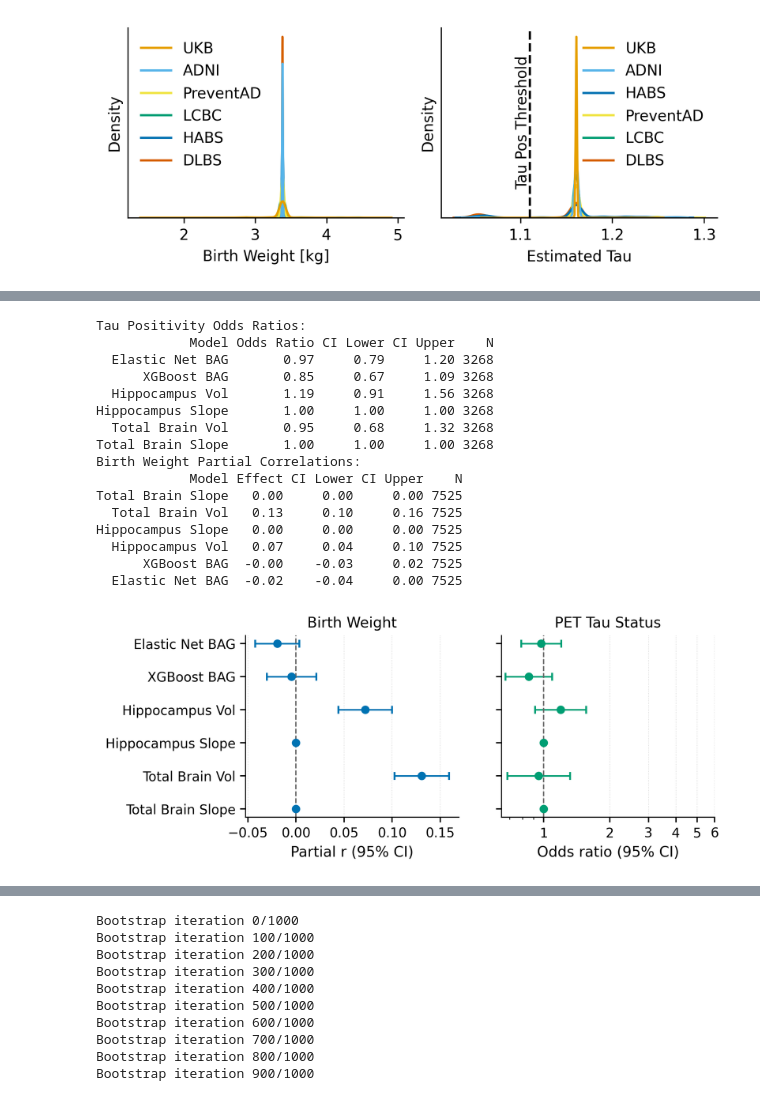
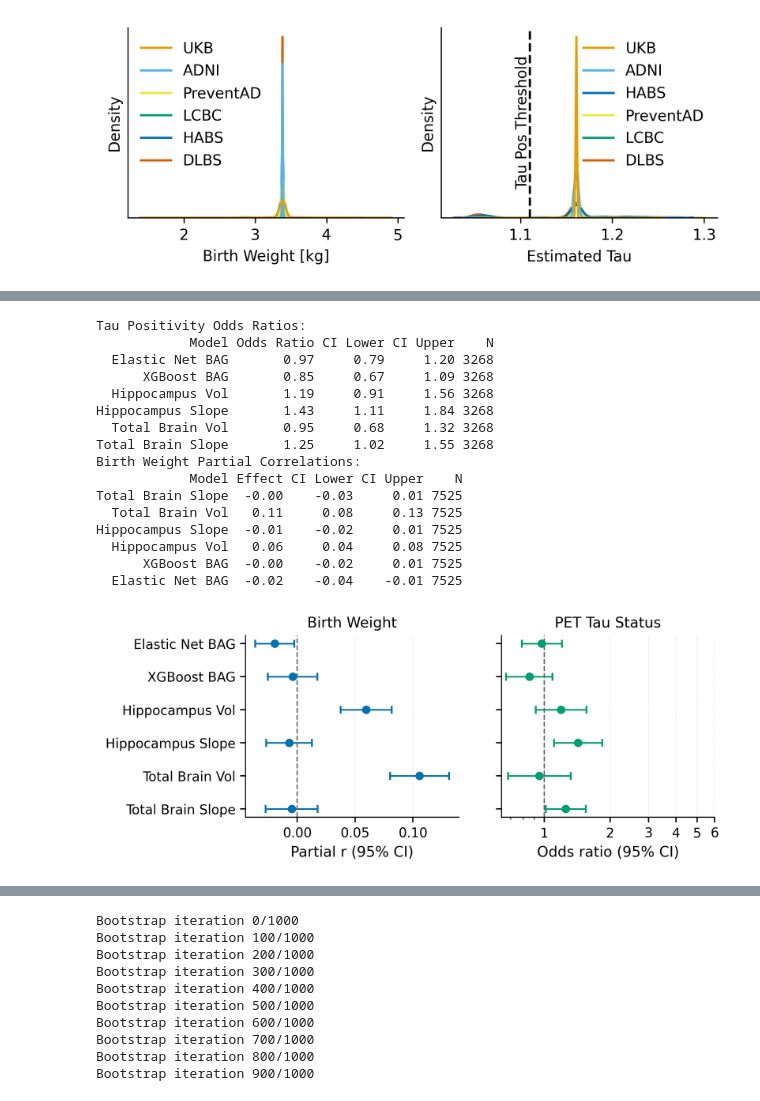
Before and after one commit to EdvardGrodem/Reconsidering-Brain-Age, a Jupyter notebook: empirical_validation/empirical_analysis_synthetic_data.ipynb, the cells around one changed output, grey strips where cells are left out. Cells and saved outputs as stored; diff of their text form; code cells hidden in the pictures.

Commit message:
Fixed error folds and partial correlation computations

```diff
--- a/empirical_validation/empirical_analysis_synthetic_data.ipynb
+++ b/empirical_validation/empirical_analysis_synthetic_data.ipynb
@@ -101,7 +103,7 @@ array(['preventad', 'adni', 'dlbs', 'ukb', 'ukb_sc', 'uio', 'habs'],
       dtype=object)
 # %%
 train_dataset = 'ukb_sc' # Train the data on cross-sectional UK Biobank (UKB) and test on the other datasets.
-fit_models = True
+fit_models = False
 # %%
 # For all features clip the top and bottom 0.1% of the values to remove outliers
 for feature in features:
@@ -369,14 +376,6 @@ bar_df = pd.DataFrame({
 
 fig, ax = plt.subplots(figsize=(4, 2.5), dpi=300)
 
-# sns.barplot(
-#     data=bar_df,
-#     x="Feature",
-#     y="Mean coefficient",
-#     order=top_n_features,
-#     ax=ax,
-#     color=colors["Orange"],
-# )
 
 # Draw a horizontal line at y=0 for reference
 ax.axhline(0, color="gray", linestyle="--", linewidth=0.8)
@@ -398,7 +397,9 @@ for i, feature_idx in enumerate(top_n_indices):
 
 # Apply cleaned labels in one set_xticklabels call to avoid repeated ticklabel warnings
 new_labels = [feature.replace("_site_corr_z", "") for feature in top_n_features]
-ax.set_xticklabels(new_labels, rotation=20, ha="center", va="top")
+new_labels = [feature.replace("_thickness", " th") for feature in new_labels]
+
+ax.set_xticklabels(new_labels, rotation=20, ha="center", va="center", position=(0, -0.15))
 
 ax.set_title(f"Top {top_n} Elastic Net Coefficients")
 ax.set_ylabel("Coefficient Value")
@@ -596,6 +581,12 @@ df['middle_session'] = (
 # Ensure that there is only one middle session per subject by marking duplicates as False
 df = df[df['middle_session']].groupby('rid').first().reset_index()
 
+# Set the age_diff as the max age difference per subject
+df['age_diff'] = df.groupby('rid')['age_diff'].transform('max')
+# Set the age_diff column to 1 in the synthetic dataset
+df["age_diff"] = 1
+
+
 # Set only the first session as the middle session, and the rest as False
 # Check that there is only one middle session per subject
 assert df.groupby('rid')['middle_session'].sum().max() == 1, "There are multiple middle sessions per subject in the dataset"
@@ -938,0 +972,13 @@ partial_corr_df = pd.DataFrame(partial_corr)
+# %%
+partial_corr_df = partial_correlations(
+    df,
+    score_names,
+    outcome="bw",
+    n_boot=100,
+    seed=1,
+    covariates="1 + bs(age, df=3) + C(sex_female)",
+    covariate_columns=("age", "sex_female"),
+    weight_column="age_diff"
+)
+
+print(partial_corr_df)
@@ -942,12 +1004,6 @@ pretty_labels = {
     "xgboost_gap": "XGBoost BAG",
     "Hippocampus_site_corr_z": "Hippocampus Vol",
     "Hippocampus_slope_z": "Hippocampus Slope",
-    "TotalGrayVol_site_corr_z": "Total Gray Vol",
-    "TotalGrayVol_slope_z": "Total Gray Slope",
-    "SubCortGrayVol_site_corr_z": "Subcortical Gray Vol",
-    "SubCortGrayVol_slope_z": "Subcortical Gray Slope",
-    "Amygdala_site_corr_z": "Amygdala Vol",
-    "Amygdala_slope_z": "Amygdala Slope",
     "SupraTentorialVol_site_corr_z": "Total Brain Vol",
     "SupraTentorialVol_slope_z": "Total Brain Slope",
 }
@@ -1043,43 +1099,43 @@ ax.set_yticklabels(
  )
 
 ax.set_title(
     "Birth Weight",
     fontsize=11,
  )
 
 ax.spines["top"].set_visible(False)
 ax.spines["right"].set_visible(False)
 ax.tick_params(axis="both", labelsize=10, width=1, length=4)
 ax.grid(axis="x", linestyle=":", linewidth=0.5, alpha=0.5)
 
 partial_corr_df_table = partial_corr_df.copy()
 partial_corr_df_table["pretty_model"] = partial_corr_df_table["model"].map(pretty_labels)
 partial_corr_df_table = partial_corr_df_table[["pretty_model", "effect", "ci_lower", "ci_upper", "n"]].rename(columns={"pretty_model": "Model", "effect": "Effect", "ci_lower": "CI Lower", "ci_upper": "CI Upper", "n": "N"})
 partial_corr_df_table["Effect"] = partial_corr_df_table["Effect"].map("{:.2f}".format)
 partial_corr_df_table["CI Lower"] = partial_corr_df_table["CI Lower"].map("{:.2f}".format)
 partial_corr_df_table["CI Upper"] = partial_corr_df_table["CI Upper"].map("{:.2f}".format)
 print("Birth Weight Partial Correlations:")
 print(partial_corr_df_table.to_string(index=False))
 
-plt.savefig(FIGURES_DIR / "empirical_results_summary.svg")
+plt.savefig(FIGURES_DIR / "empirical_results_summary.svg", bbox_inches="tight")
 # %% [output]
 Tau Positivity Odds Ratios:
             Model Odds Ratio CI Lower CI Upper    N
   Elastic Net BAG       0.97     0.79     1.20 3268
       XGBoost BAG       0.85     0.67     1.09 3268
   Hippocampus Vol       1.19     0.91     1.56 3268
-Hippocampus Slope       1.00     1.00     1.00 3268
+Hippocampus Slope       1.43     1.11     1.84 3268
   Total Brain Vol       0.95     0.68     1.32 3268
-Total Brain Slope       1.00     1.00     1.00 3268
+Total Brain Slope       1.25     1.02     1.55 3268
 Birth Weight Partial Correlations:
             Model Effect CI Lower CI Upper    N
-Total Brain Slope   0.00     0.00     0.00 7525
-  Total Brain Vol   0.13     0.10     0.16 7525
-Hippocampus Slope   0.00     0.00     0.00 7525
-  Hippocampus Vol   0.07     0.04     0.10 7525
-      XGBoost BAG  -0.00    -0.03     0.02 7525
-  Elastic Net BAG  -0.02    -0.04     0.00 7525
+Total Brain Slope  -0.00    -0.03     0.01 7525
+  Total Brain Vol   0.11     0.08     0.13 7525
+Hippocampus Slope  -0.01    -0.02     0.01 7525
+  Hippocampus Vol   0.06     0.04     0.08 7525
+      XGBoost BAG  -0.00    -0.02     0.01 7525
+  Elastic Net BAG  -0.02    -0.04    -0.01 7525
-[figure, old version]
+[figure, new version]
 # %%
 scores_to_comapre = ["Hippocampus_site_corr_z", "Hippocampus_slope_z", "TotalGrayVol_site_corr_z", "TotalGrayVol_slope_z"]
 p_values = {}
```
Also changed, not shown: parts of 11 cells of this notebook, 2 other files.
